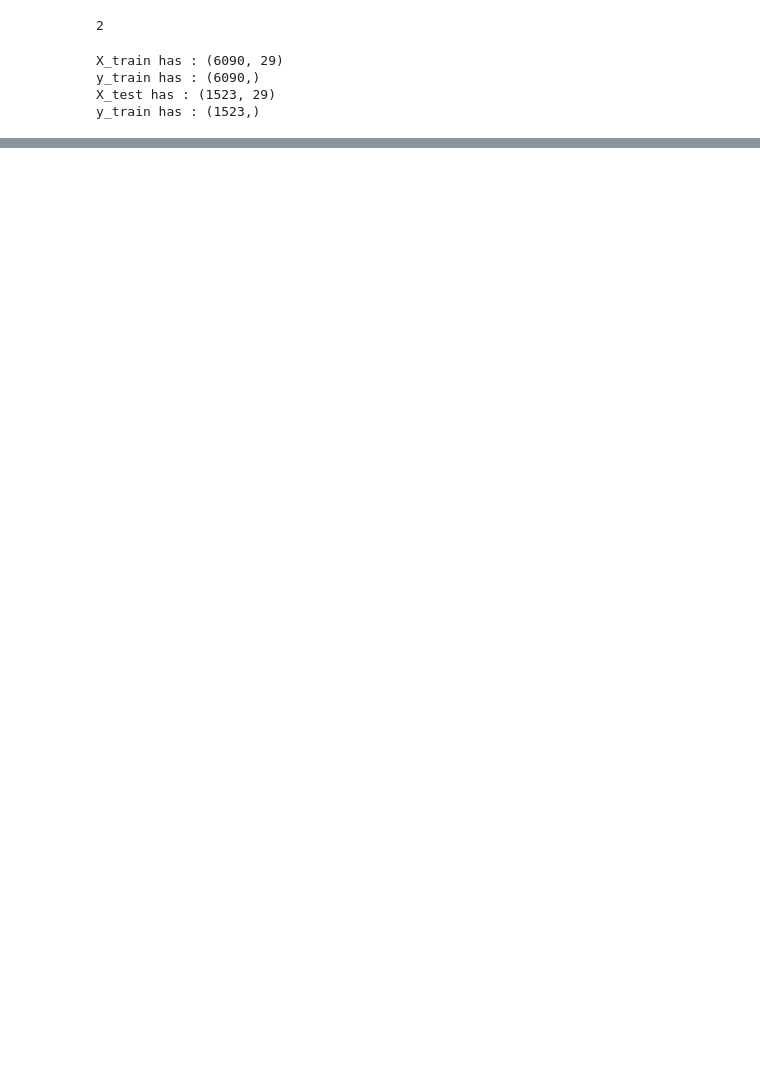
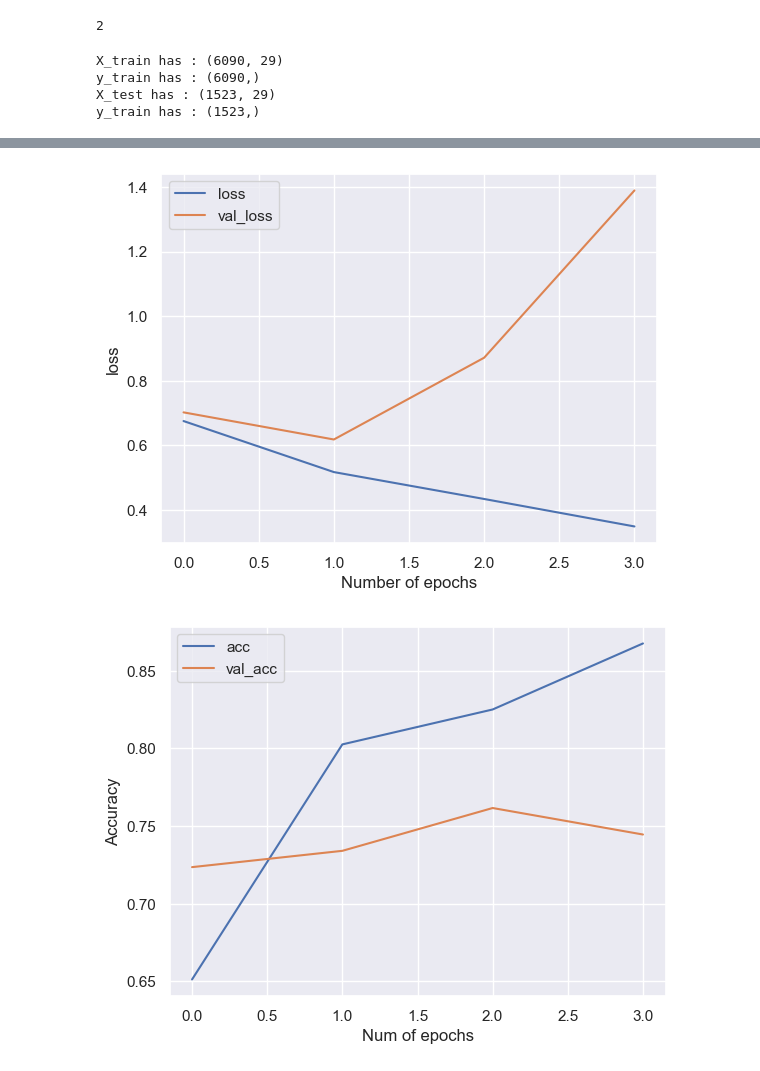
Before and after one commit to pinilDissanayaka/NLP-Disaster-Tweets, a Jupyter notebook: nlp-disaster-tweets.ipynb, the cells around one changed output, grey strips where cells are left out. Drawn from its saved outputs; the diff is of its cells as text; code cells hidden in the pictures; blank space fills up the shorter version.

Commit message:
model-2

```diff
--- a/nlp-disaster-tweets.ipynb
+++ b/nlp-disaster-tweets.ipynb
@@ -365,6 +366,8 @@ X_train has : (6090, 29)
 y_train has : (6090,)
 X_test has : (1523, 29)
 y_train has : (1523,)
+# %%
+early_stopping = EarlyStopping(monitor= 'val_loss', patience= 2)
 # %%
 model1 = Sequential([
     Embedding(input_dim=voc_size, output_dim=40, input_length= max_len),
@@ -398,6 +401,6 @@ model1_hist = model1.fit(x = X_train,
                       y = y_train,
                       validation_data= (X_test, y_test),
                       epochs= 5,
-                      batch_size = 50)
+                      batch_size = 50, callbacks= [early_stopping])
 # %% [output]
 Epoch 1/5
@@ -413,3 +414,19 @@ Epoch 5/5
+# %%
+def plot(hist):
+    hist_df = pd.DataFrame(data = hist.history)
+
+    hist_df[['loss', 'val_loss']].plot()
+    plt.xlabel('Number of epochs')
+    plt.ylabel('loss')
+    hist_df[['acc', 'val_acc']].plot()
+    plt.xlabel('Num of epochs')
+    plt.ylabel('Accuracy')
+    plt.show()
+# %%
+plot(model1_hist)
+# %% [output]
+[figure, added]
+[figure, added]
 # %%
 model2 = Sequential([
     Embedding(input_dim=voc_size, output_dim=40, input_length= max_len),
```
Also changed, not shown: parts of 8 cells of this notebook.
